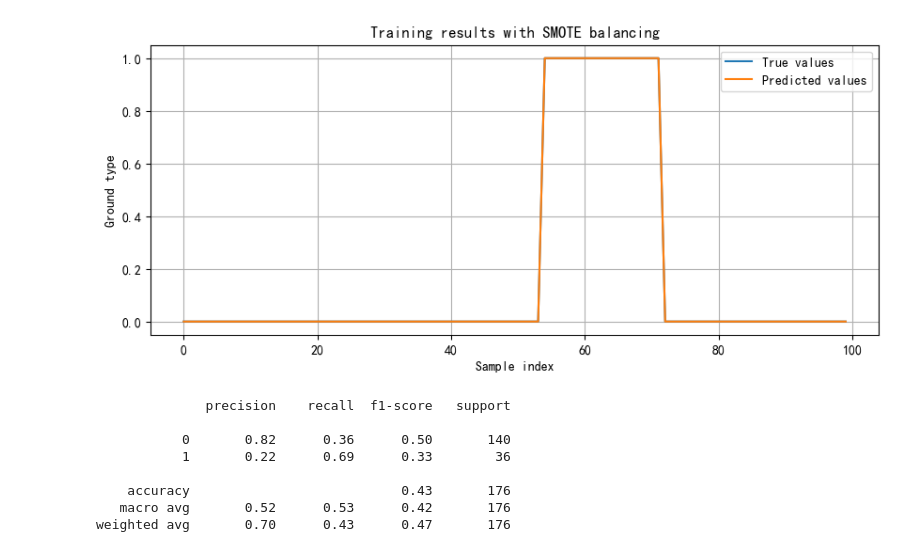
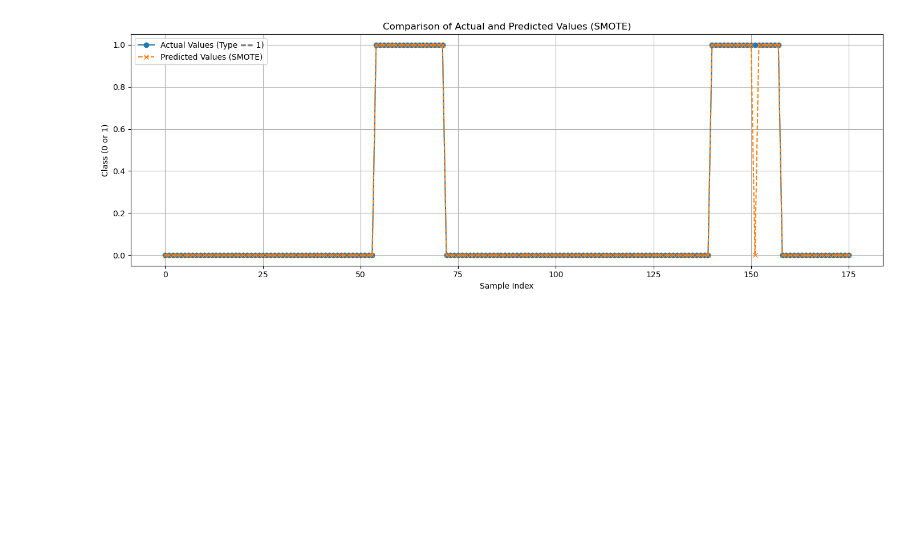
Before and after one commit to 1013003894/home, a Jupyter notebook: 24.ipynb, the cells around one changed output. Cells and saved outputs as stored; diff of their text form; code cells hidden in the pictures; blank space fills up the shorter version.

```diff
--- a/24.ipynb
+++ b/24.ipynb
@@ -99,12 +142,17 @@ def calculate_v3_features(df):
     })
     return v3_features
 
-X_v3 = calculate_v3_features(df)
-X_test_v3 = calculate_v3_features(df_test)
+X = calculate_v3_features(df)
+X_test = calculate_v3_features(df_test)
 Y = df['Type']
 Y_test = df_test['Type']
-train_data = X_v3.copy()
+train_data = X.copy()
 train_data['Type'] = Y.values
 train_data_sorted = train_data.sort_values(by='Type').reset_index(drop=True)
 X_sorted = train_data_sorted.drop(columns='Type')
 Y_sorted = train_data_sorted['Type']
+
+# 可选：显示前几行检查
+print("X 特征维度：", X.shape)
+print("y 标签分布：\n", Y.value_counts())
+X.head()
@@ -226,10 +574,55 @@ weighted avg       0.70      0.43      0.47       176
 print("# Training with SMOTE balancing")
 smote = SMOTE(random_state=42, k_neighbors=1)
 X_bal, Y_bal = smote.fit_resample(X_norm, Y)
-model_bal = train_mlp(X_bal, Y_bal, hidden_layers=(128, 64, 32), activation='relu', solver='adam', max_iter=300)
-pred_bal = model_bal.predict(X_bal)
-plot_results(Y_bal, pred_bal, "Training results with SMOTE balancing")
 
-print(classification_report(Y, pred_raw))
+# Parameter grid
+param_grid = {
+    'hidden_layer_sizes': [(128, 64), (64, 32), (32, 16)],
+    'activation': ['relu', 'tanh', ],
+    'solver': ['adam', 'sgd','lbfgs'],
+    'max_iter': [300, 200, 100],
+    'random_state': [42]
+}
+
+
+# Initialize the model and cross-validation object
+clf = MLPClassifier()
+cv = StratifiedKFold(n_splits=4, shuffle=True, random_state=42)
+
+# Perform GridSearchCV with F1 scoring
+grid_sm = GridSearchCV(clf, param_grid, cv=cv, scoring='f1', n_jobs=-1, verbose=1)
+grid_sm.fit(X_bal, Y_bal)
+
+print("\nTraining on SMOTE-balanced data completed.")
+print("F1 Score (SMOTE):", round(grid_sm.best_score_, 4))
+print("Best Model Parameters:")
+for k, v in grid_sm.best_params_.items():
+    print(f"   {k}: {v}")
+
+# Evaluate cross-validation accuracy
+best_model_sm = grid_sm.best_estimator_
+acc_scores_sm = cross_val_score(best_model_sm, X_bal, Y_bal, cv=cv, scoring='accuracy')
+print("Cross-validated Accuracy:", round(acc_scores_sm.mean(), 4))
+
+# Retrieve the best model and train it on the balanced data
+best_model_sm = grid_sm.best_estimator_
+best_model_sm.fit(X_bal, Y_bal)
+
+# Make predictions on the original unbalanced normalized data (for visualization)
+y_pred_sm = best_model_sm.predict(X_norm)
+N = len(Y)
+
+# Plot comparison: SMOTE
+plt.figure(figsize=(14, 5))
+plt.plot(np.arange(N), Y[:N], label='Actual Values (Type == 1)', marker='o')  # Actual values
+plt.plot(np.arange(N), y_pred_sm[:N], label='Predicted Values (SMOTE)', marker='x', linestyle='--')  # Predicted values
+
+plt.title('Comparison of Actual and Predicted Values (SMOTE)')
+plt.xlabel('Sample Index')  # Sample index
+plt.ylabel('Class (0 or 1)')  # Class label
+plt.legend()
+plt.grid(True)
+plt.tight_layout()
+plt.show()
 # %% [output]
 # Training with SMOTE balancing
@@ -241,12 +640,4 @@ Cross-validation recall: 0.9857 (Standard deviation: 0.0052)
-[figure, old version]
+[figure, new version]
-              precision    recall  f1-score   support
-
-           0       0.82      0.36      0.50       140
-           1       0.22      0.69      0.33        36
-
-    accuracy                           0.43       176
-   macro avg       0.52      0.53      0.42       176
-weighted avg       0.70      0.43      0.47       176
 # %%
 from imblearn.under_sampling import TomekLinks
 print("# Training with TomekLinks balancing")
```
Also changed, not shown: parts of 18 cells of this notebook.
